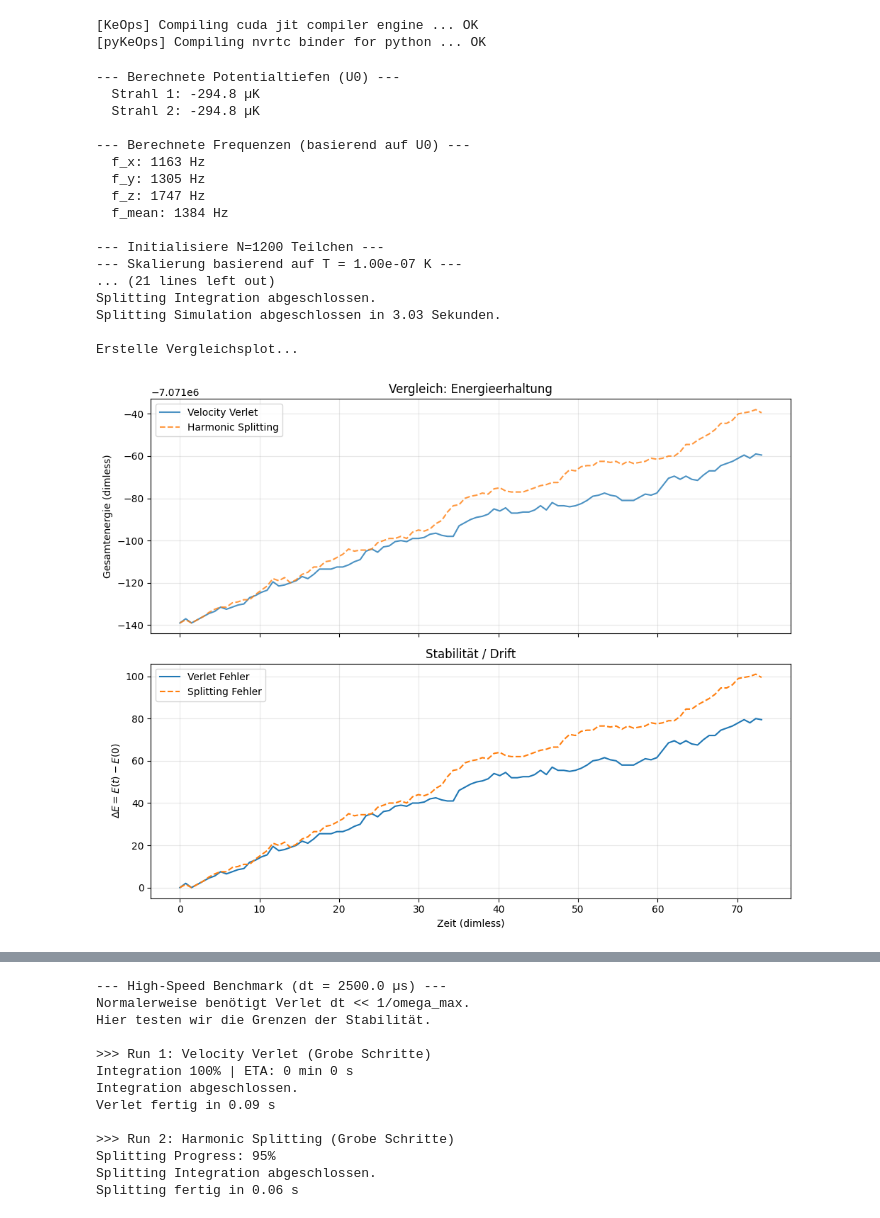
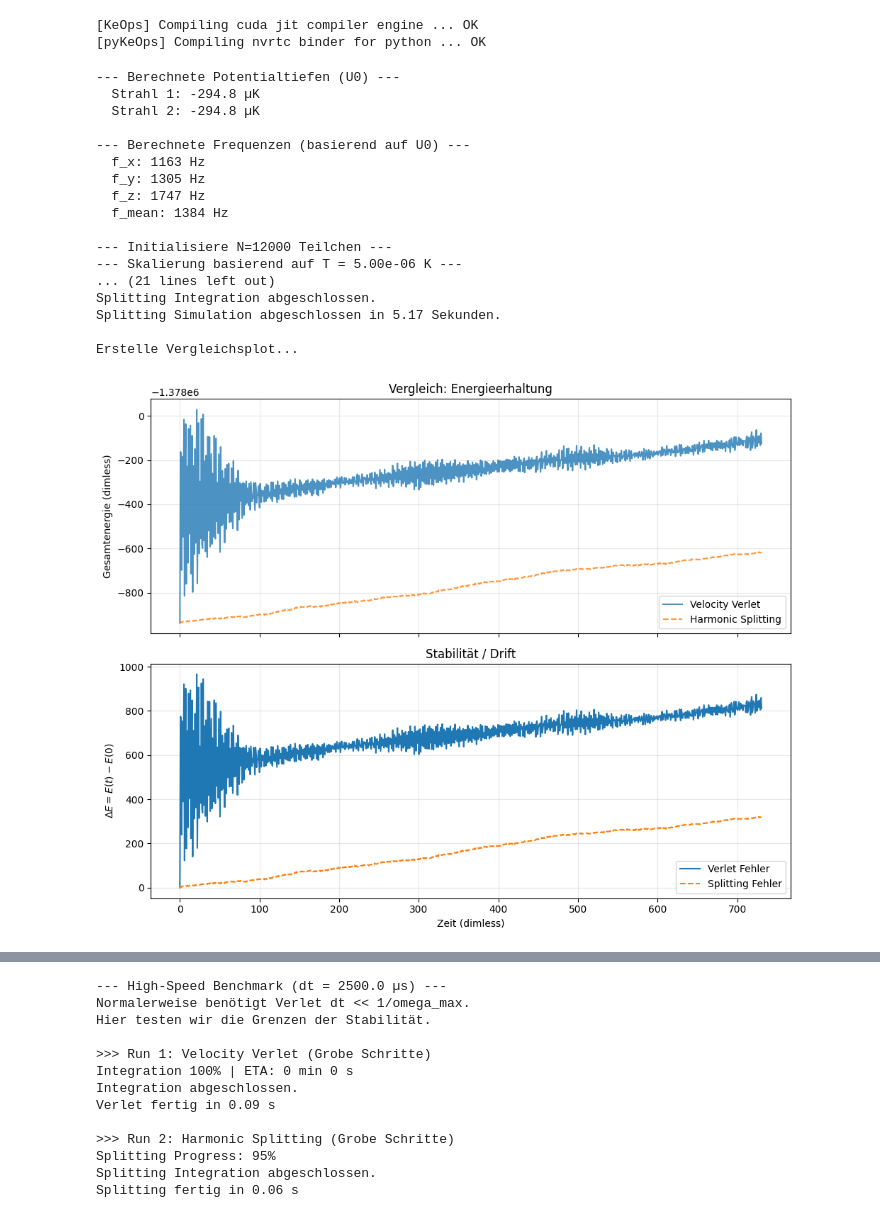
Before and after one commit to christpaul94/MD1912, a Jupyter notebook: MolecularDynamics/NOTFINISCHED_TrappedAtomsSimulation_DipolePotential copy.ipynb, the cells around one changed output, grey strips where cells are left out. Drawn from its saved outputs; the diff is of its cells as text; code cells hidden in the pictures.

```diff
--- a/MolecularDynamics/NOTFINISCHED_TrappedAtomsSimulation_DipolePotential copy.ipynb
+++ b/MolecularDynamics/NOTFINISCHED_TrappedAtomsSimulation_DipolePotential copy.ipynb
@@ -241,16 +241,16 @@ print(f"  f_z: {trap_frequencies['freq_z_hz']:.0f} Hz")
 print(f"  f_mean: {trap_frequencies['freq_mean_hz']:.0f} Hz")
 
 # --- Simulation Konfiguration ---
-N_PARTICLES = 1200
-TEMPERATURE_K = 10e-8
-SIMULATION_TIME_S = 0.01
+N_PARTICLES = 12000
+TEMPERATURE_K = 5e-6
+SIMULATION_TIME_S = 0.1
 TIMESTEP_S = 1e-4
-SUBSTEPS = 10
+SUBSTEPS = 1
 
 TRAP_FREQUENCIES_HZ = (trap_frequencies['freq_x_hz'], trap_frequencies['freq_y_hz'], trap_frequencies['freq_z_hz'])
 
 # --- Physikalische Wechselwirkungsparameter ---
-r0_phys, C_phys = calculate_interaction_strength(10)
+r0_phys, C_phys = calculate_interaction_strength(15)
 
 print(f"\n--- Initialisiere N={N_PARTICLES} Teilchen ---")
 
@@ -262,7 +262,7 @@ sim_init_params = initialize_one_temp_gaussian_state(
     t_end_s=SIMULATION_TIME_S,
     dt_s=TIMESTEP_S,
     r0_phys=r0_phys,
-    C_phys=C_phys/100,
+    C_phys=C_phys/10,
     precision=torch.float32,
     device=device
 )
@@ -392,37 +392,37 @@ def compare_simulations(res_verlet, res_split):
     # Plot 2: Energie-Fehler (Drift)
     ax[1].plot(t, drift_verlet, label='Verlet Fehler')
     ax[1].plot(t, drift_split, label='Splitting Fehler', linestyle='--')
     ax[1].set_ylabel(r'$\Delta E = E(t) - E(0)$')
     ax[1].set_xlabel('Zeit (dimless)')
     ax[1].set_title('Stabilität / Drift')
     ax[1].legend()
     ax[1].grid(True, alpha=0.3)
 
     plt.tight_layout()
     plt.show()
 
 # Vergleichsplot aufrufen
 print("\nErstelle Vergleichsplot...")
 compare_simulations(results_verlet, results_splitting)
 # %% [output]
 --- Berechnete Potentialtiefen (U0) ---
   Strahl 1: -294.8 µK
   Strahl 2: -294.8 µK
 
 --- Berechnete Frequenzen (basierend auf U0) ---
   f_x: 1163 Hz
   f_y: 1305 Hz
   f_z: 1747 Hz
   f_mean: 1384 Hz
 
---- Initialisiere N=1200 Teilchen ---
---- Skalierung basierend auf T = 1.00e-07 K ---
+--- Initialisiere N=12000 Teilchen ---
+--- Skalierung basierend auf T = 5.00e-06 K ---
 ... (21 lines left out)
 Splitting Integration abgeschlossen.
-Splitting Simulation abgeschlossen in 3.03 Sekunden.
+Splitting Simulation abgeschlossen in 5.17 Sekunden.
 
 Erstelle Vergleichsplot...
-[figure, old version]
+[figure, new version]
 # %%
 
 # --- 7. Ergebnisse plotten ---
```
Also changed, not shown: parts of 1 cell of this notebook.
